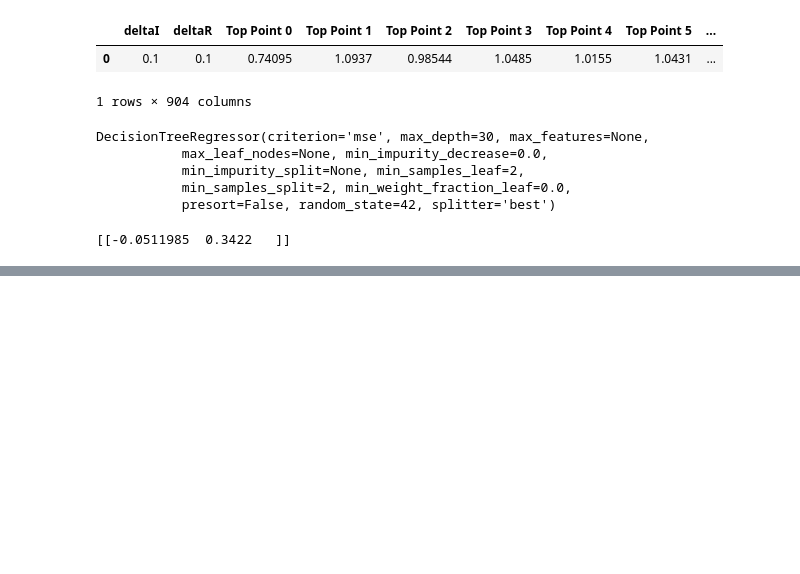
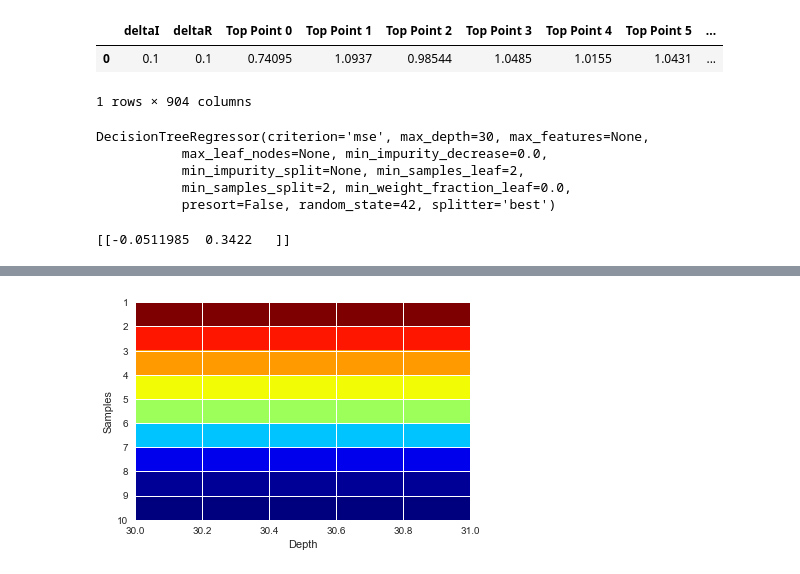
Before and after one commit to Lcollins91/DS_ResearchProject_ND, a Jupyter notebook: Graphene_Spec_Models.ipynb, the cells around one changed output, grey strips where cells are left out. Drawn from its saved outputs; the diff is of its cells as text; code cells hidden in the pictures; blank space fills up the shorter version.

```diff
--- a/Graphene_Spec_Models.ipynb
+++ b/Graphene_Spec_Models.ipynb
@@ -266,0 +360,46 @@ print(predict_RF_exp)
+# %%
+# Decision Trees
+
+from mpl_toolkits.mplot3d import Axes3D
+import matplotlib.pyplot as plt
+from matplotlib import cm
+from matplotlib.ticker import LinearLocator, FormatStrFormatter
+import numpy as np
+#####################
+from sklearn.tree import DecisionTreeRegressor
+rs = 42
+min_samples = 1
+max_samples = 10
+samples_range = max_samples - min_samples
+min_Treedepth = 30
+max_Treedepth = 31
+Treedepth_range = max_Treedepth - min_Treedepth
+myRsquared_listDT = []
+Treedepth_list = []
+samples_list = []
+
+for samples in range (min_samples, max_samples):
+    for maxTreeDepth in range (min_Treedepth, max_Treedepth):
+        regr_DT = DecisionTreeRegressor(max_depth=maxTreeDepth, min_samples_leaf = samples, random_state = rs)
+        maxTreeDepth = maxTreeDepth
+        samples = samples
+        regr_DT.fit(points_train, deltas_train)
+        predictDT = pd.DataFrame(regr_DT.predict(points_test), columns = ['deltaI', 'deltaR'])
+        myRsquaredDT = r2_score(deltas_test, predictDT)
+        myRsquared_listDT = np.append(myRsquared_listDT, [myRsquaredDT])
+Treedepth_list = np.linspace(min_Treedepth, max_Treedepth, Treedepth_range)
+samples_list = np.linspace(min_samples, max_samples, samples_range)
+myRsquared_listDT = np.reshape(myRsquared_listDT, (len(samples_list), len(Treedepth_list)))
+# %%
+# Create Meshgrid for Plotting
+X, Y = np.meshgrid(Treedepth_list, samples_list)
+#myRsquared_listDT = np.flipud(myRsquared_listDT)
+Y = myRsquared_listDT
+
+#Plot the surface.
+plt.imshow(Y, cmap=cm.jet, extent =[min_Treedepth, max_Treedepth, max_samples, min_samples], interpolation = 'None', aspect = 'auto')
+plt.xlabel('Depth')
+plt.ylabel('Samples')
+plt.show()
+# %% [output]
+[figure, added]
```
Also changed, not shown: parts of 8 cells of this notebook, 2 other files.
